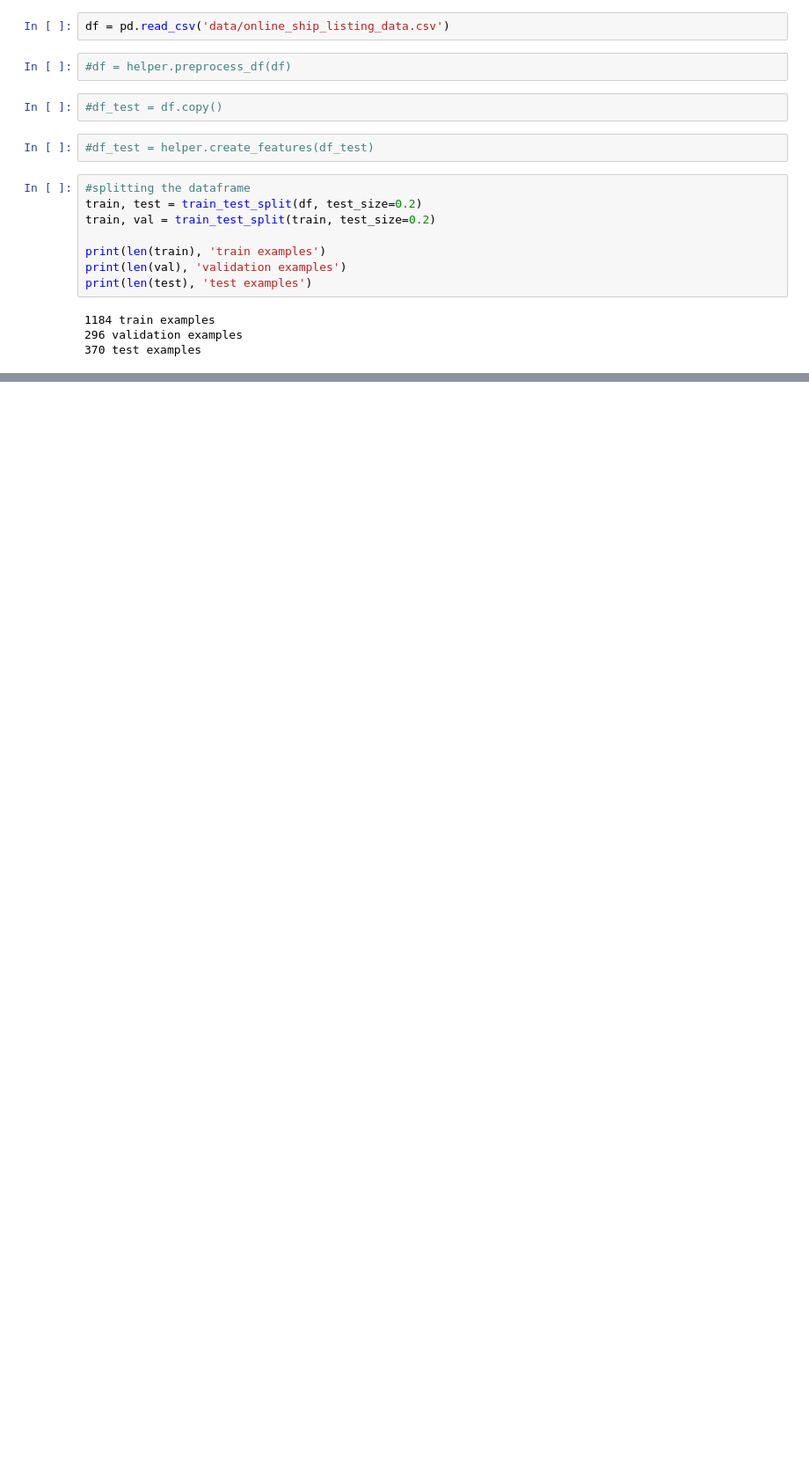
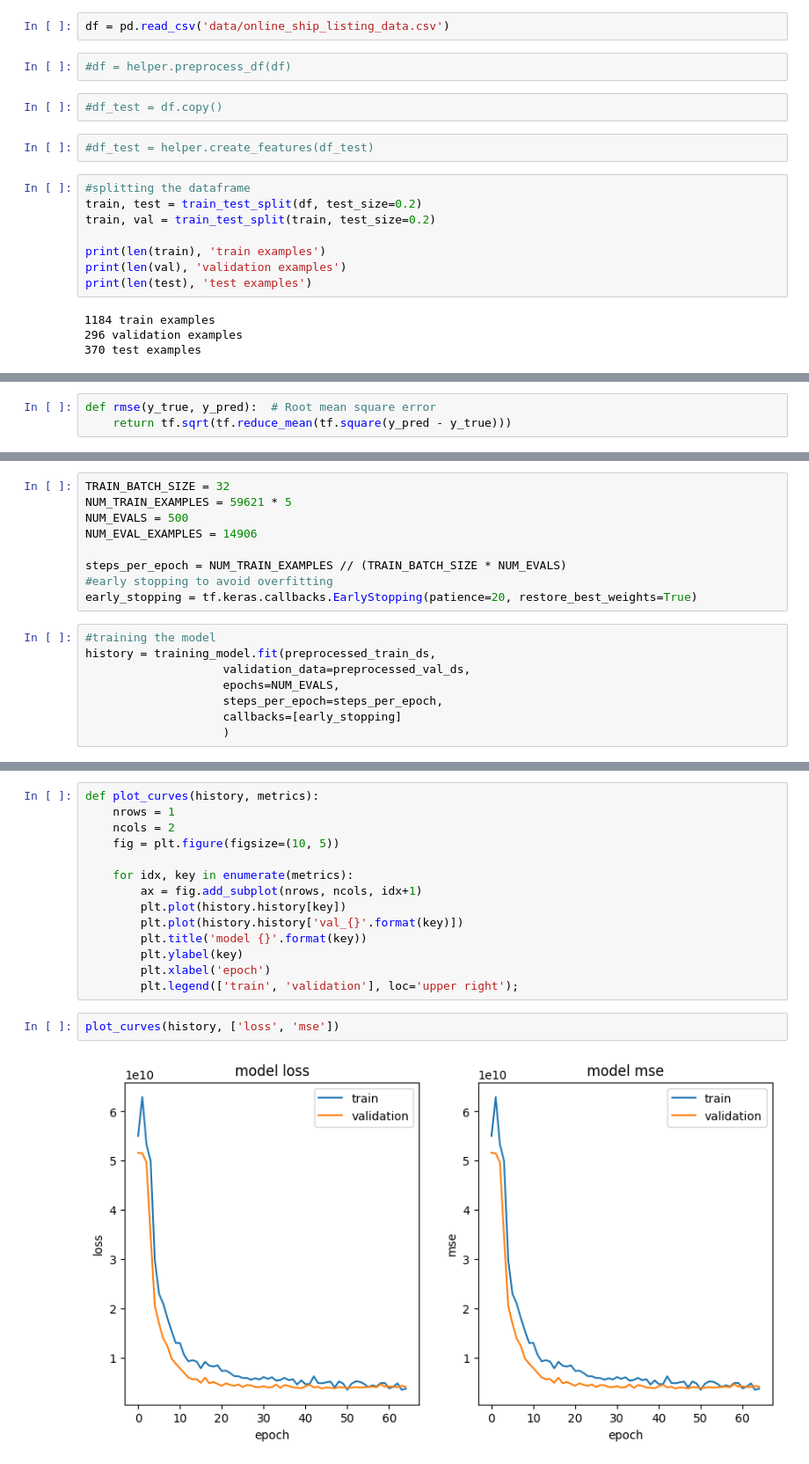
Before and after one commit to nugroho1234/shipping-listing-price-prediction, a Jupyter notebook: Model Training.ipynb, the cells around one changed output, grey strips where cells are left out. Shown at 88% size. Cells and saved outputs as stored; diff of their text form; blank space fills up the shorter version.

Commit message:
Update in model training
Finished model training notebook. Final check before deployment.

```diff
--- a/Model Training.ipynb
+++ b/Model Training.ipynb
@@ -118,0 +236,3 @@ for feature_batch, label_batch in train_ds.take(1):
+# %%
+def rmse(y_true, y_pred):  # Root mean square error
+    return tf.sqrt(tf.reduce_mean(tf.square(y_pred - y_true)))
@@ -118,0 +276,17 @@ for feature_batch, label_batch in train_ds.take(1):
+# %%
+TRAIN_BATCH_SIZE = 32
+NUM_TRAIN_EXAMPLES = 59621 * 5
+NUM_EVALS = 500
+NUM_EVAL_EXAMPLES = 14906
+
+steps_per_epoch = NUM_TRAIN_EXAMPLES // (TRAIN_BATCH_SIZE * NUM_EVALS)
+#early stopping to avoid overfitting
+early_stopping = tf.keras.callbacks.EarlyStopping(patience=20, restore_best_weights=True)
+# %%
+#training the model
+history = training_model.fit(preprocessed_train_ds,
+                    validation_data=preprocessed_val_ds,
+                    epochs=NUM_EVALS,
+                    steps_per_epoch=steps_per_epoch,
+                    callbacks=[early_stopping]
+                    )
@@ -118,0 +311,18 @@ for feature_batch, label_batch in train_ds.take(1):
+# %%
+def plot_curves(history, metrics):
+    nrows = 1
+    ncols = 2
+    fig = plt.figure(figsize=(10, 5))
+
+    for idx, key in enumerate(metrics):
+        ax = fig.add_subplot(nrows, ncols, idx+1)
+        plt.plot(history.history[key])
+        plt.plot(history.history['val_{}'.format(key)])
+        plt.title('model {}'.format(key))
+        plt.ylabel(key)
+        plt.xlabel('epoch')
+        plt.legend(['train', 'validation'], loc='upper right');
+# %%
+plot_curves(history, ['loss', 'mse'])
+# %% [output]
+[figure, added]
```
Also changed, not shown: parts of 24 cells of this notebook, 6 other files.
